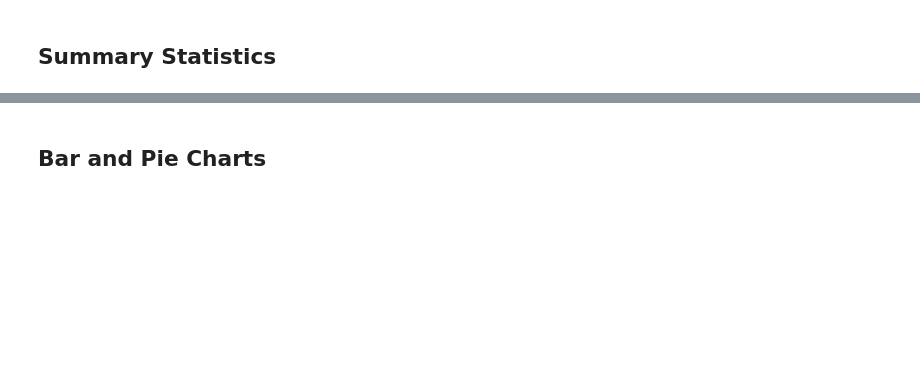
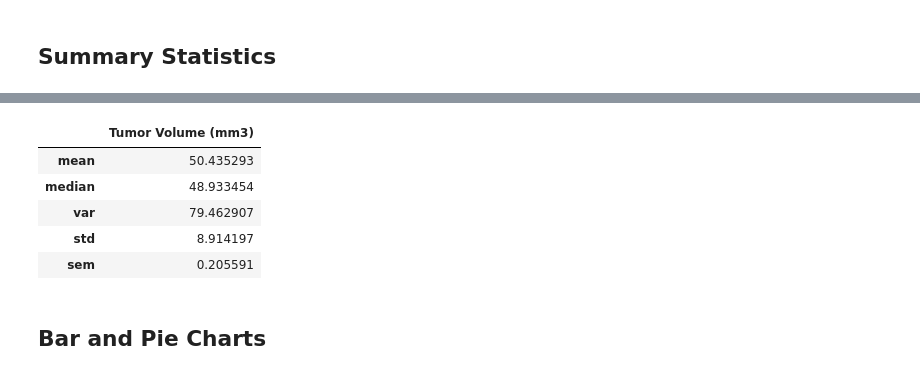
Before and after one commit to fanchea84/Matplotlib-challenge, a Jupyter notebook: Pymaceuticals.ipynb, the cells around one changed output, grey strips where cells are left out. Saved outputs shown, nothing was run; the diff lists cells and outputs as text; code cells hidden in the pictures; blank space fills up the shorter version.

```diff
--- a/Pymaceuticals.ipynb
+++ b/Pymaceuticals.ipynb
@@ -128,7 +126,15 @@ summary_stats_df
 # %%
 # Generate a summary statistics table of mean, median, variance, standard deviation, and SEM of the tumor volume for each regimen
 
 # Using the aggregation method, produce the same summary statistics in a single line
+full_data.agg({'Tumor Volume (mm3)':['mean','median','var','std','sem']})
+# %% [output]
+|  | Tumor Volume (mm3) |
+| mean | 50.435293 |
+| median | 48.933454 |
+| var | 79.462907 |
+| std | 8.914197 |
+| sem | 0.205591 |
 # %% [markdown]
 ## Bar and Pie Charts
 # %%
```
Also changed, not shown: parts of 4 cells of this notebook.
